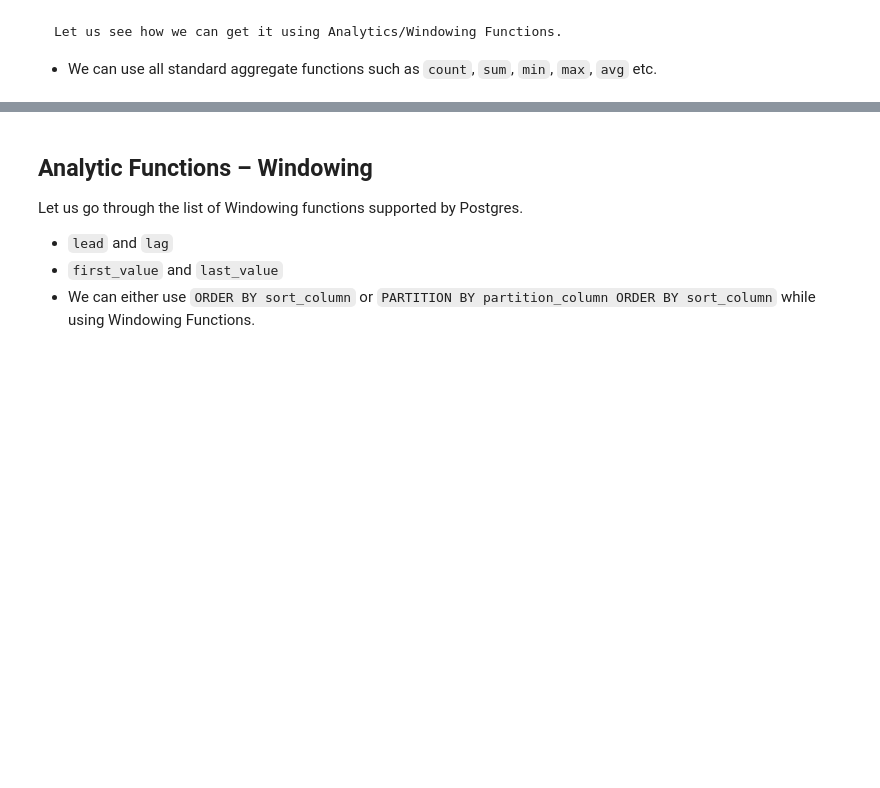
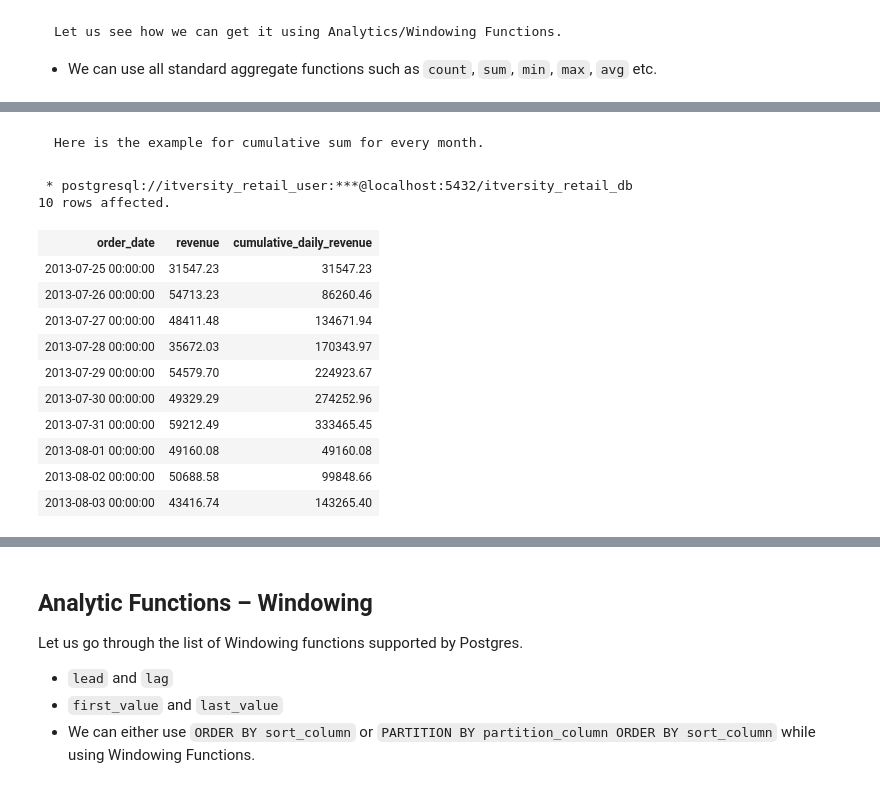
Before and after one commit to itversity/mastering-postgresql, a Jupyter notebook: 07_writing_advanced_sql_queries.ipynb, the cells around one changed output, grey strips where cells are left out. Drawn from its saved outputs; the diff is of its cells as text; code cells hidden in the pictures; blank space fills up the shorter version.

````diff
--- a/07_writing_advanced_sql_queries.ipynb
+++ b/07_writing_advanced_sql_queries.ipynb
@@ -636,0 +734,31 @@ LIMIT 10
+# %% [markdown]
+```{note}
+Here is the example for cumulative sum for every month.
+```
+# %%
+%%sql
+
+SELECT t.*,
+    round(sum(t.revenue) OVER (
+        PARTITION BY to_char(order_date, 'yyyy-MM')
+        ORDER BY order_date
+        ROWS BETWEEN UNBOUNDED PRECEDING AND CURRENT ROW
+    ), 2) AS cumulative_daily_revenue
+FROM daily_revenue t
+ORDER BY to_char(order_date, 'yyyy-MM'),
+    order_date
+LIMIT 10
+# %% [output]
+ * postgresql://itversity_retail_user:***@localhost:5432/itversity_retail_db
+10 rows affected.
+| order_date | revenue | cumulative_daily_revenue |
+| 2013-07-25 00:00:00 | 31547.23 | 31547.23 |
+| 2013-07-26 00:00:00 | 54713.23 | 86260.46 |
+| 2013-07-27 00:00:00 | 48411.48 | 134671.94 |
+| 2013-07-28 00:00:00 | 35672.03 | 170343.97 |
+| 2013-07-29 00:00:00 | 54579.70 | 224923.67 |
+| 2013-07-30 00:00:00 | 49329.29 | 274252.96 |
+| 2013-07-31 00:00:00 | 59212.49 | 333465.45 |
+| 2013-08-01 00:00:00 | 49160.08 | 49160.08 |
+| 2013-08-02 00:00:00 | 50688.58 | 99848.66 |
+| 2013-08-03 00:00:00 | 43416.74 | 143265.40 |
````
Also changed, not shown: parts of 17 cells of this notebook, 2 other files.
